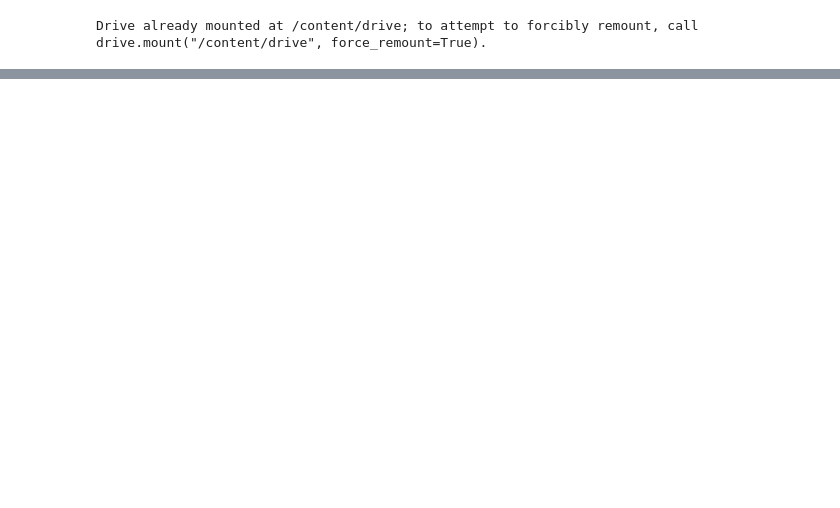
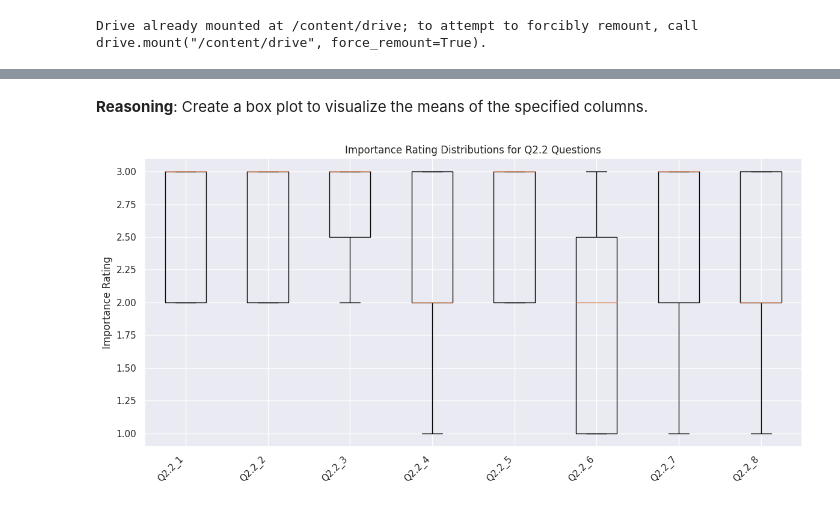
Before and after one commit to pineapple-666/Veritus-Augustin-Hackathon, a Jupyter notebook: notebook/Staff_Data_Descriptive.ipynb, the cells around one changed output, grey strips where cells are left out. Cells and saved outputs as stored; diff of their text form; code cells hidden in the pictures; blank space fills up the shorter version.

```diff
--- a/notebook/Staff_Data_Descriptive.ipynb
+++ b/notebook/Staff_Data_Descriptive.ipynb
@@ -68,0 +64,7 @@ drive_df.drop([0,1])
+# %%
+importance_mapping = {
+    'Moderately Important': 1,
+    'moderately important': 1, # Added lowercase version
+    'Very important': 2,
+    'Extremely important': 3
+}
@@ -68,0 +89,5 @@ drive_df.drop([0,1])
+# %%
+q52_columns_to_check = ['Q5.2_5', 'Q5.2_6', 'Q5.2_7', 'Q5.2_8', 'Q5.2_9']
+for column in q52_columns_to_check:
+    display(f"Unique values in {column}:")
+    display(staff[column].unique())
@@ -68,0 +116,6 @@ drive_df.drop([0,1])
+# %%
+columns_to_map = ['Q2.2_1', 'Q2.2_2', 'Q2.2_3', 'Q2.2_4', 'Q2.2_5', 'Q2.2_6', 'Q2.2_7', 'Q2.2_8']
+for column in columns_to_map:
+    if column in staff.columns:
+        staff[column] = staff[column].map(importance_mapping)
+display(staff[columns_to_map].head())
@@ -68,0 +137,4 @@ drive_df.drop([0,1])
+# %%
+columns_to_analyze = ['Q2.2_1', 'Q2.2_2', 'Q2.2_3', 'Q2.2_4', 'Q2.2_5', 'Q2.2_6', 'Q2.2_7', 'Q2.2_8']
+column_means = staff[columns_to_analyze].mean()
+display(column_means)
@@ -68,0 +157,14 @@ drive_df.drop([0,1])
+# %% [markdown]
+**Reasoning**:
+Create a box plot to visualize the means of the specified columns.
+# %%
+plt.figure(figsize=(12, 6))
+boxplot_data = staff[columns_to_analyze].dropna() # Drop rows with NaN for plotting
+plt.boxplot(boxplot_data.values, showfliers=False)
+plt.title("Importance Rating Distributions for Q2.2 Questions")
+plt.ylabel("Importance Rating")
+plt.xticks(range(1, len(columns_to_analyze) + 1), columns_to_analyze, rotation=45, ha='right')
+plt.tight_layout()
+plt.show()
+# %% [output]
+[figure, added]
```
Also changed, not shown: parts of 76 cells of this notebook.
